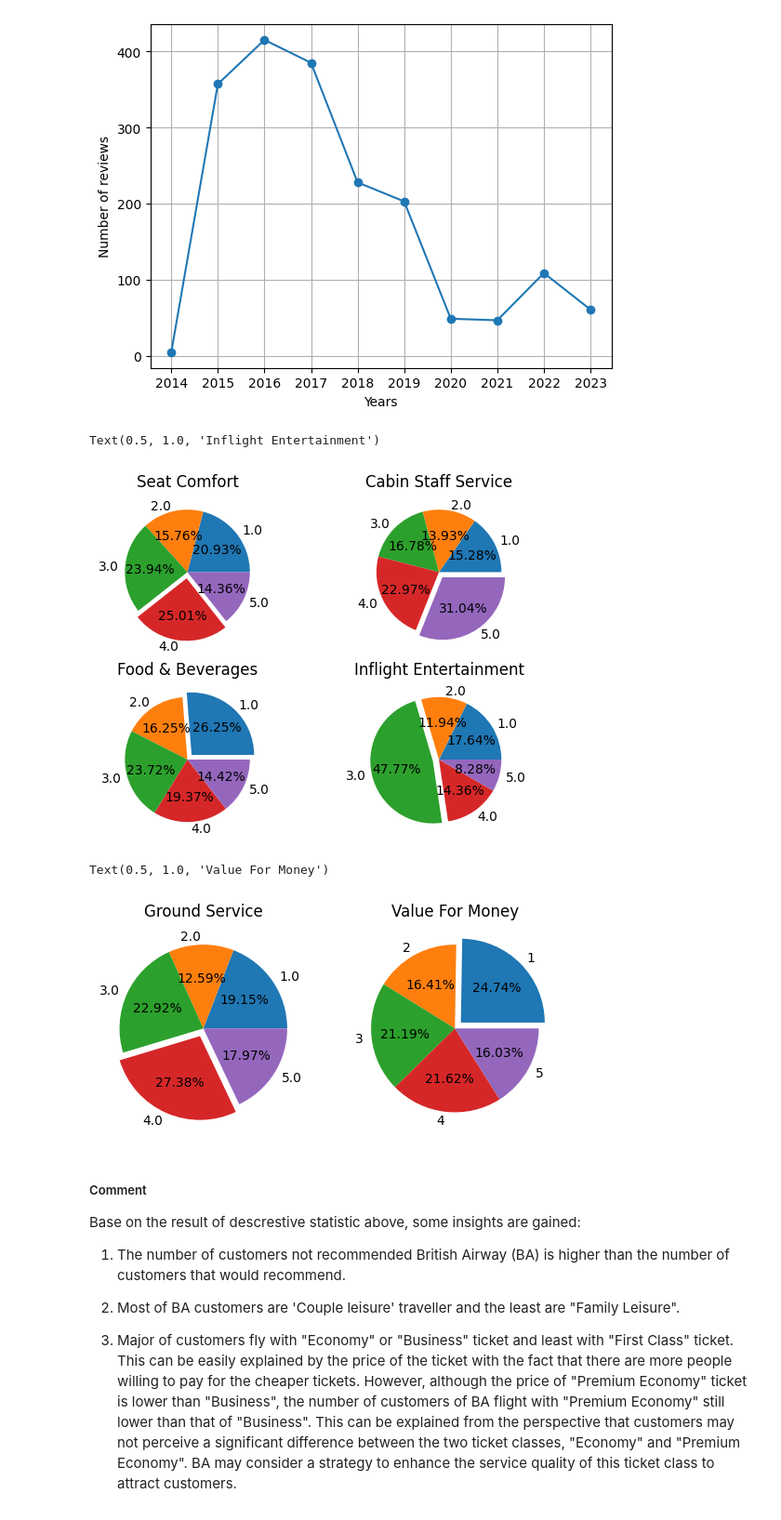
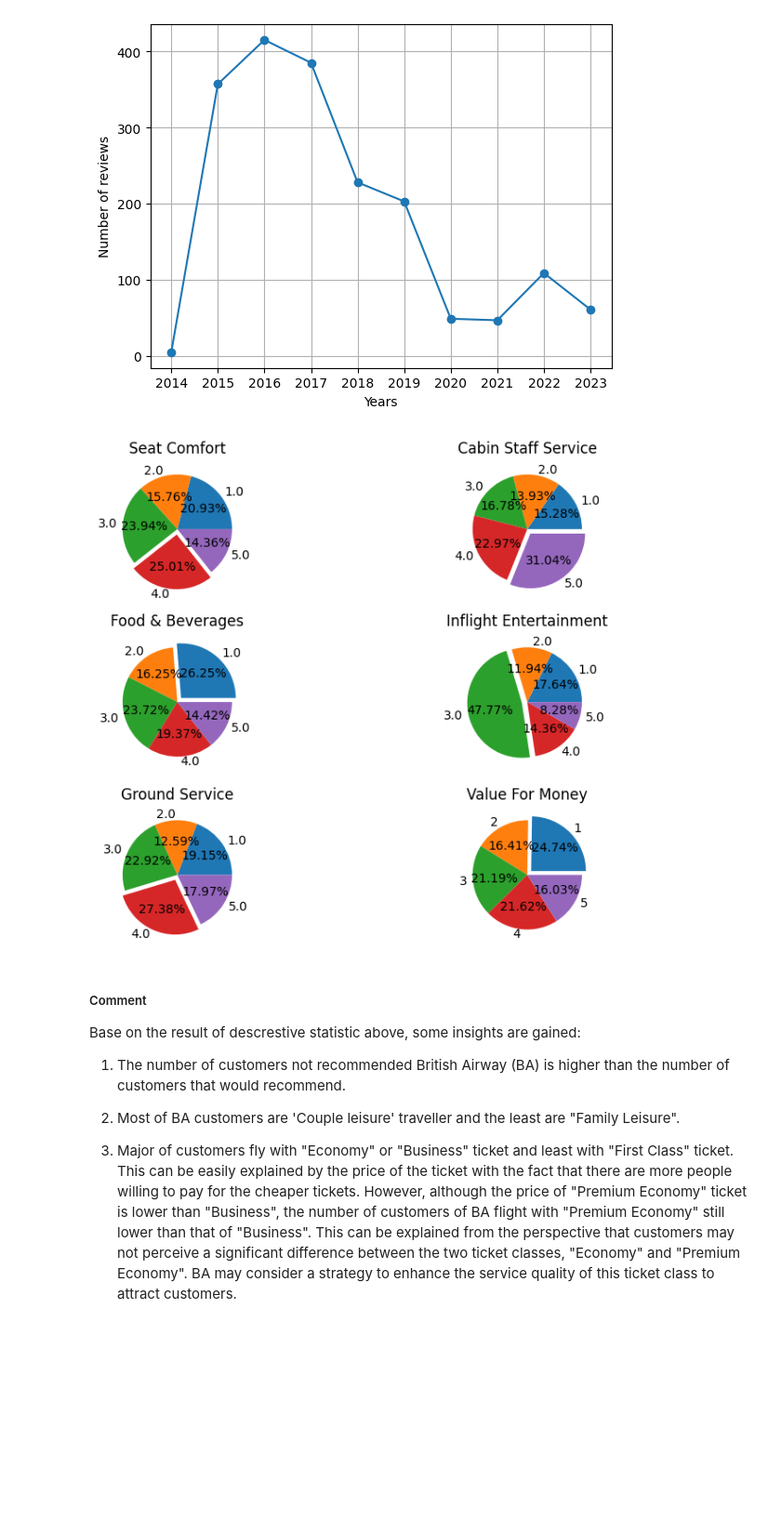
Before and after one commit to tnmai59/Airline-customer-review-analysis, a Jupyter notebook: BA_data_analysis.ipynb, the cells around one changed output. Shown at 93% size. Drawn from its saved outputs; the diff is of its cells as text; code cells hidden in the pictures; blank space fills up the shorter version.

```diff
--- a/BA_data_analysis.ipynb
+++ b/BA_data_analysis.ipynb
@@ -185,52 +187,22 @@ plt.grid(True)
 plt.show()
 # %% [output]
 [figure]
-# %%
-figure, axis = plt.subplots(2,2)
-
-# Seat comfort
-stars = np.sort(df["Seat Comfort"].unique())
-number = df["Seat Comfort"].value_counts()[stars]
-axis[0,0].pie(number, labels=stars, autopct='%.2f%%', explode=[0 , 0, 0, 0.1, 0])
-axis[0,0].set_title("Seat Comfort")
-
-# Cabin Staff Service
-stars = np.sort(df["Cabin Staff Service"].unique())
-number = df["Cabin Staff Service"].value_counts()[stars]
-axis[0,1].pie(number, labels=stars, autopct='%.2f%%', explode=[0 , 0, 0, 0, 0.1])
-axis[0,1].set_title("Cabin Staff Service")
-
-# Food & Beverages
-stars = np.sort(df["Food & Beverages"].unique())
-number = df["Food & Beverages"].value_counts()[stars]
-axis[1,0].pie(number, labels=stars, autopct='%.2f%%', explode=[0.1 , 0, 0, 0, 0])
-axis[1,0].set_title("Food & Beverages")
-
-# Inflight Entertainment
-stars = np.sort(df["Inflight Entertainment"].unique())
-number = df["Inflight Entertainment"].value_counts()[stars]
-axis[1,1].pie(number, labels=stars, autopct='%.2f%%', explode=[0, 0, 0.1, 0, 0])
-axis[1,1].set_title("Inflight Entertainment")
-# %% [output]
-Text(0.5, 1.0, 'Inflight Entertainment')
-[figure, removed]
-# %%
-figure, axis = plt.subplots(1,2)
-#Ground Service
-stars = np.sort(df["Ground Service"].unique())
-number = df["Ground Service"].value_counts()[stars]
-axis[0].pie(number, labels=stars, autopct='%.2f%%', explode=[0 , 0, 0, 0.1, 0])
-axis[0].set_title("Ground Service")
-
-
-# Satisfaction (I consider Value For Money as Customer Satisfaction)
-stars = np.sort(df["Value For Money"].unique())
-number = df["Value For Money"].value_counts()[stars]
-axis[1].pie(number, labels=stars, autopct='%.2f%%', explode=[0.1, 0, 0, 0, 0])
-axis[1].set_title("Value For Money")
-# %% [output]
-Text(0.5, 1.0, 'Value For Money')
-[figure, removed]
+# %%
+categories = ["Seat Comfort", "Cabin Staff Service", "Food & Beverages", "Inflight Entertainment", "Ground Service", "Value For Money"]
+explode_values = [[0, 0, 0, 0.1, 0], [0, 0, 0, 0, 0.1], [0.1, 0, 0, 0, 0], [0, 0, 0.1, 0, 0], [0, 0, 0, 0.1, 0], [0.1, 0, 0, 0, 0]]
+
+fig, axes = plt.subplots(3, 2, figsize=(10,6))
+
+for i, category in enumerate(categories):
+    stars = np.sort(df[category].unique())
+    number = df[category].value_counts()[stars]
+    axes[i // 2, i % 2].pie(number, labels=stars, autopct='%.2f%%', explode=explode_values[i])
+    axes[i // 2, i % 2].set_title(category)
+
+plt.tight_layout()
+plt.show()
+# %% [output]
+[figure, added]
 # %% [markdown]
 ##### Comment
 Base on the result of descrestive statistic above, some insights are gained:
```
Also changed, not shown: parts of 2 cells of this notebook.
